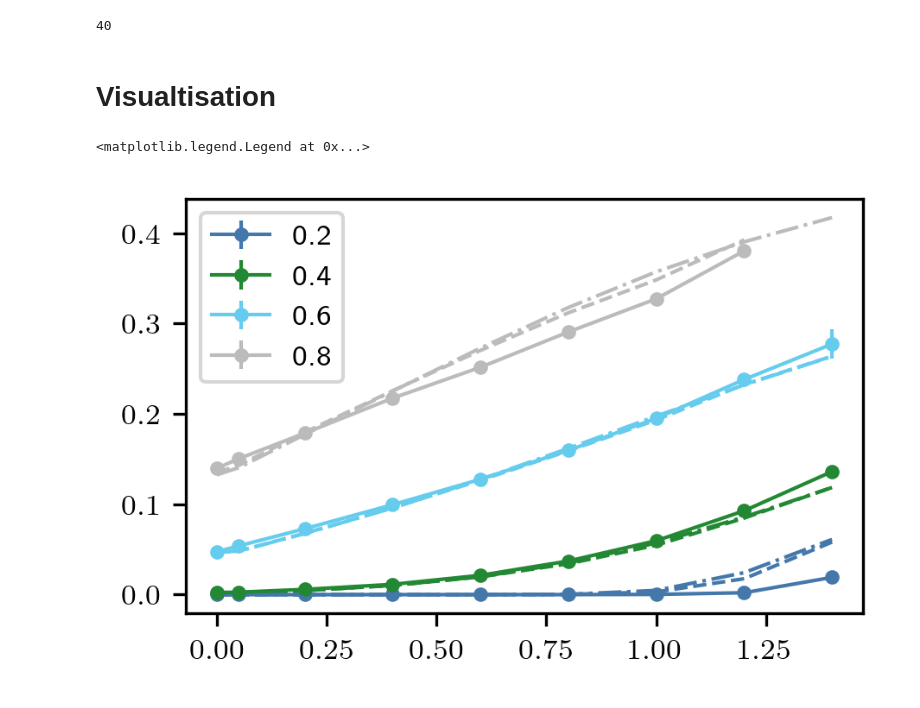
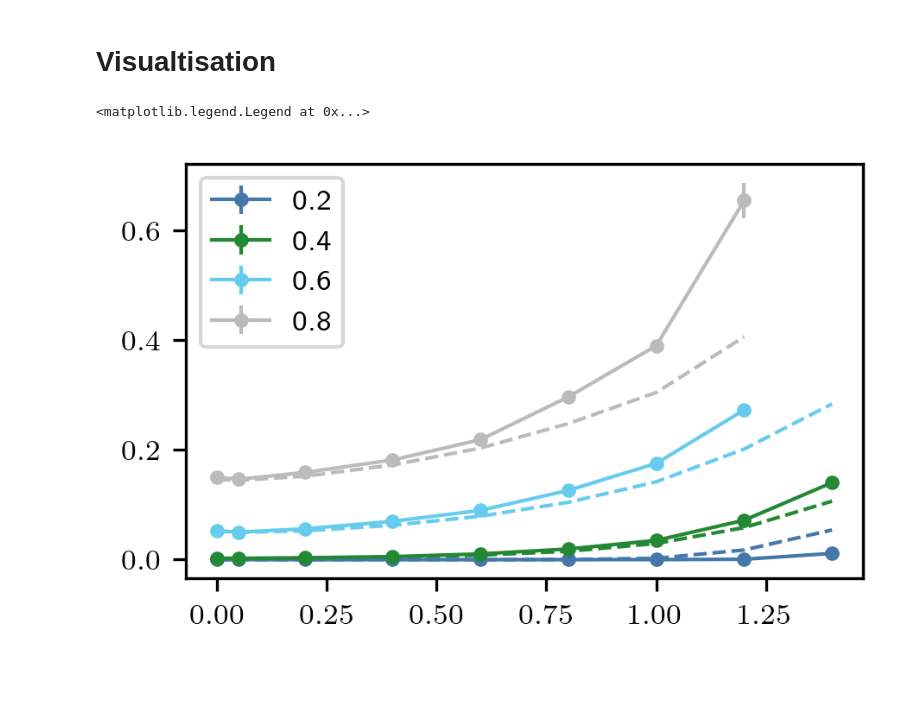
Before and after one commit to NilsToAn/overdampedDelayHarmonicOscillator, a Jupyter notebook: paper/cusp_rate.ipynb, the cells around one changed output. Saved outputs shown, nothing was run; the diff lists cells and outputs as text; code cells hidden in the pictures.

Commit message:
compare both rate definitions

```diff
--- a/paper/cusp_rate.ipynb
+++ b/paper/cusp_rate.ipynb
@@ -25,31 +28,25 @@ version = 2
 k = 1
 border = 0
 x_0 = -1
-N_x_border = 12.5 #24.5
+N_x_border = 12.5  # 24.5
 max_t = 10
 ntau = 2
 force = "cusp_force"
-absorbing = True
+# absorbing = True
 
 
 dx = (border - x_0) / N_x_border
-sb =  40.5 * dx  #  80.5 * dx #with .5, 0 not included
+sb = 40.5 * dx  #  80.5 * dx #with .5, 0 not included
 
-if absorbing:
-    N_x = int((border + sb) / dx)
-    sbs = [-sb, border-dx/2]
-else:
-    N_x = int((2*sb) / dx) + 1
-    sbs = [-sb, sb]
-
-
-print(N_x)
 
 f = 15
 N_p = 2_000
 N_loop = 10
+
 eq_perc = 0.75
 eq_f = 0.75
+q_f = np.log(1 - eq_f) / np.log(1 - eq_perc)
+
 ntau_sim = ntau * f
 
 
@@ -61,10 +58,4 @@ s_s = np.arange(0.2, 0.81, 0.1)
 # s_s = np.array([0.3])
 # ltaus = np.array([0.1])
 ltaus = np.concatenate(([0, 0.05], np.arange(0.2, np.pi / 2, 0.2)))
-
-sim_rate = np.empty((len(s_s), len(ltaus), 4), float)
-num_rate = np.empty((len(s_s), len(ltaus), 4), float)
-eig_rate = np.zeros((len(s_s), len(ltaus)), float)
-# %% [output]
-40
 # %%
@@ -177,14 +212,29 @@ if absorbing:
 # %% [markdown]
 # Visualtisation
+# %%
+# absorbing = True
+# sim_rate = both_sim_rate[1]
+# num_rate = both_num_rate[1]
+
+absorbing = False
+sim_rate = both_sim_rate[0]
+num_rate = both_num_rate[0]
 # %%
 for i in range(0, len(s_s), 2):
-    plt.errorbar(ltaus, sim_rate[i, :, 0], sim_rate[i, :, 1], marker = '.', color = f'C{i}', label=round(s_s[i], 2))
-    plt.plot(ltaus, num_rate[i, :, 0], ls = '--',  color = f'C{i}')
+    plt.errorbar(
+        ltaus,
+        sim_rate[i, :, 0],
+        sim_rate[i, :, 1],
+        marker=".",
+        color=f"C{i}",
+        label=round(s_s[i], 2),
+    )
+    plt.plot(ltaus, num_rate[i, :, 0], ls="--", color=f"C{i}")
     if absorbing:
-        plt.plot(ltaus, eig_rate[i, :], ls = '-.',  color = f'C{i}')
+        plt.plot(ltaus, eig_rate[i, :], ls="-.", color=f"C{i}")
 plt.legend()
-#plt.yscale('log')
+# plt.yscale('log')
 # %% [output]
 <matplotlib.legend.Legend at 0x...>
-[figure, old version]
+[figure, new version]
 # %%
```
Also changed, not shown: parts of 10 cells of this notebook.
